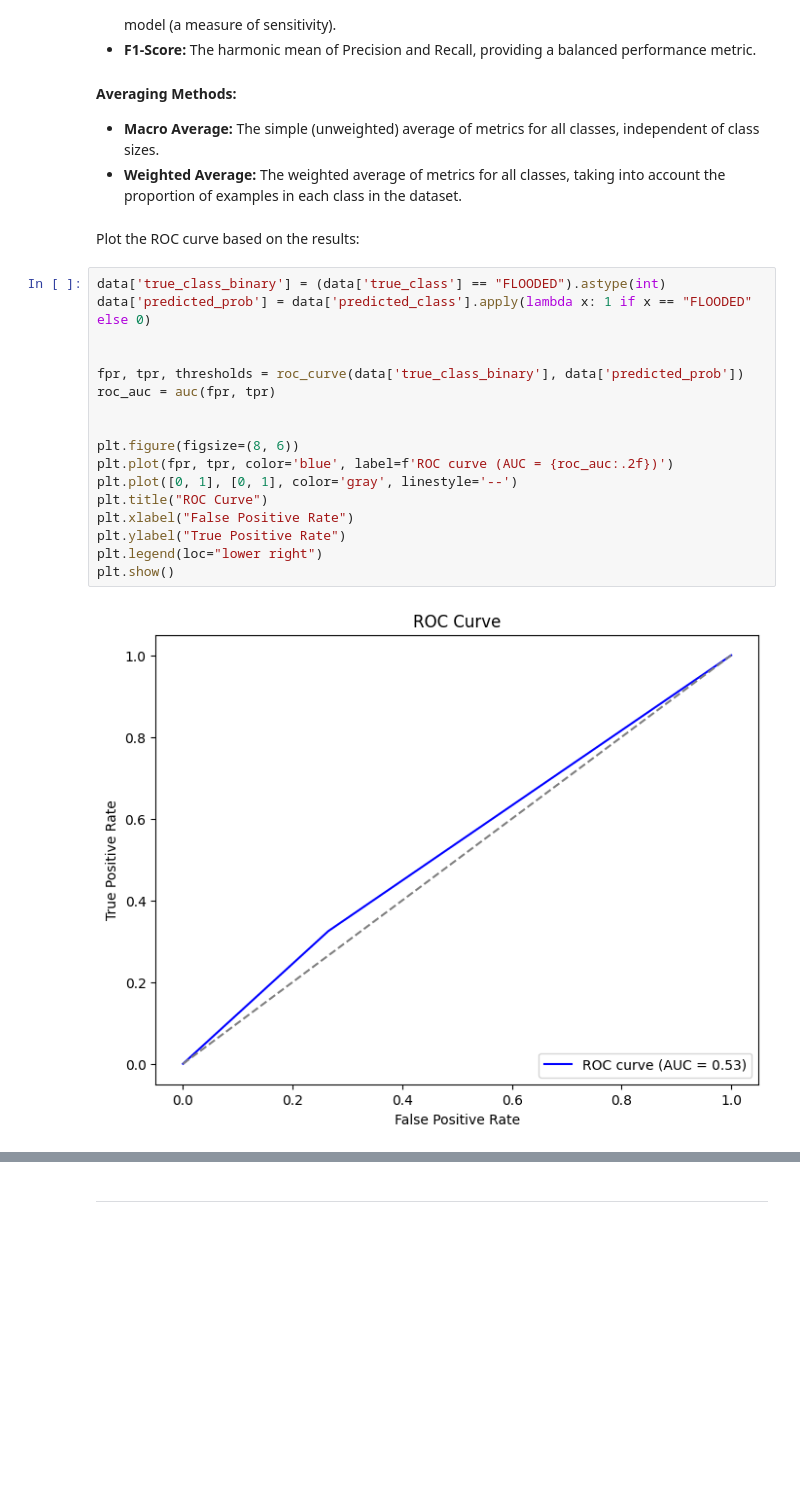
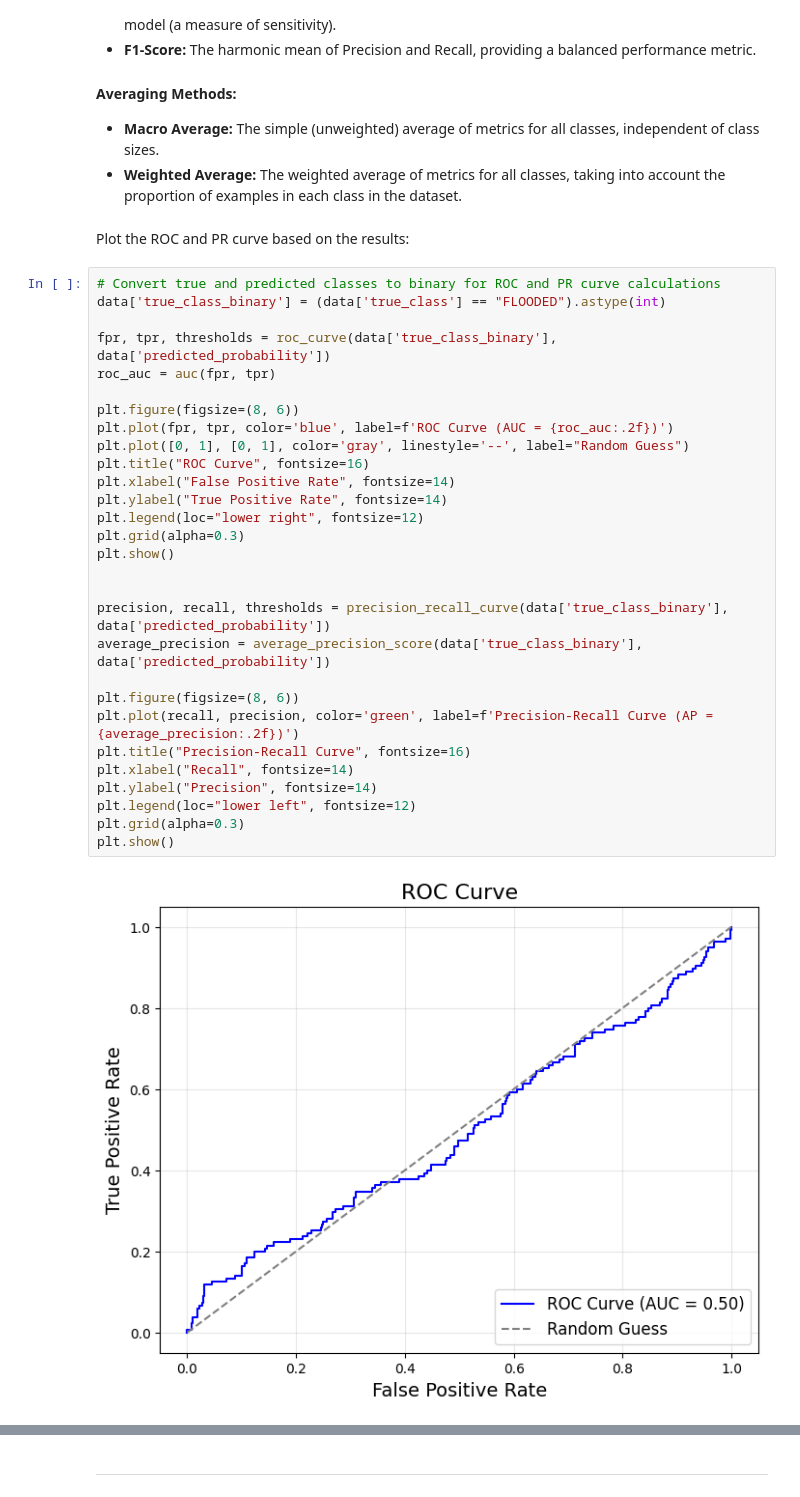
Before and after one commit to TGPZTT/magellan, a Jupyter notebook: Magellan.ipynb, the cells around one changed output, grey strips where cells are left out. Drawn from its saved outputs; the diff is of its cells as text; blank space fills up the shorter version.

```diff
--- a/Magellan.ipynb
+++ b/Magellan.ipynb
@@ -1135,23 +1223,35 @@ weighted avg       0.59      0.60      0.60       612
 - **Macro Average:** The simple (unweighted) average of metrics for all classes, independent of class sizes.
 - **Weighted Average:** The weighted average of metrics for all classes, taking into account the proportion of examples in each class in the dataset.
 # %% [markdown]
-Plot the ROC curve based on the results:
+Plot the ROC and PR curve based on the results:
 # %%
+# Convert true and predicted classes to binary for ROC and PR curve calculations
 data['true_class_binary'] = (data['true_class'] == "FLOODED").astype(int)
-data['predicted_prob'] = data['predicted_class'].apply(lambda x: 1 if x == "FLOODED" else 0)
+
+fpr, tpr, thresholds = roc_curve(data['true_class_binary'], data['predicted_probability'])
+roc_auc = auc(fpr, tpr)
+
+plt.figure(figsize=(8, 6))
+plt.plot(fpr, tpr, color='blue', label=f'ROC Curve (AUC = {roc_auc:.2f})')
+plt.plot([0, 1], [0, 1], color='gray', linestyle='--', label="Random Guess")
+plt.title("ROC Curve", fontsize=16)
+plt.xlabel("False Positive Rate", fontsize=14)
+plt.ylabel("True Positive Rate", fontsize=14)
+plt.legend(loc="lower right", fontsize=12)
+plt.grid(alpha=0.3)
+plt.show()
 
 
-fpr, tpr, thresholds = roc_curve(data['true_class_binary'], data['predicted_prob'])
-roc_auc = auc(fpr, tpr)
-
+precision, recall, thresholds = precision_recall_curve(data['true_class_binary'], data['predicted_probability'])
+average_precision = average_precision_score(data['true_class_binary'], data['predicted_probability'])
 
 plt.figure(figsize=(8, 6))
-plt.plot(fpr, tpr, color='blue', label=f'ROC curve (AUC = {roc_auc:.2f})')
-plt.plot([0, 1], [0, 1], color='gray', linestyle='--')
-plt.title("ROC Curve")
-plt.xlabel("False Positive Rate")
-plt.ylabel("True Positive Rate")
-plt.legend(loc="lower right")
+plt.plot(recall, precision, color='green', label=f'Precision-Recall Curve (AP = {average_precision:.2f})')
+plt.title("Precision-Recall Curve", fontsize=16)
+plt.xlabel("Recall", fontsize=14)
+plt.ylabel("Precision", fontsize=14)
+plt.legend(loc="lower left", fontsize=12)
+plt.grid(alpha=0.3)
 plt.show()
 # %% [output]
-[figure, old version]
+[figure, new version]
```
Also changed, not shown: parts of 29 cells of this notebook, 1 other file.
